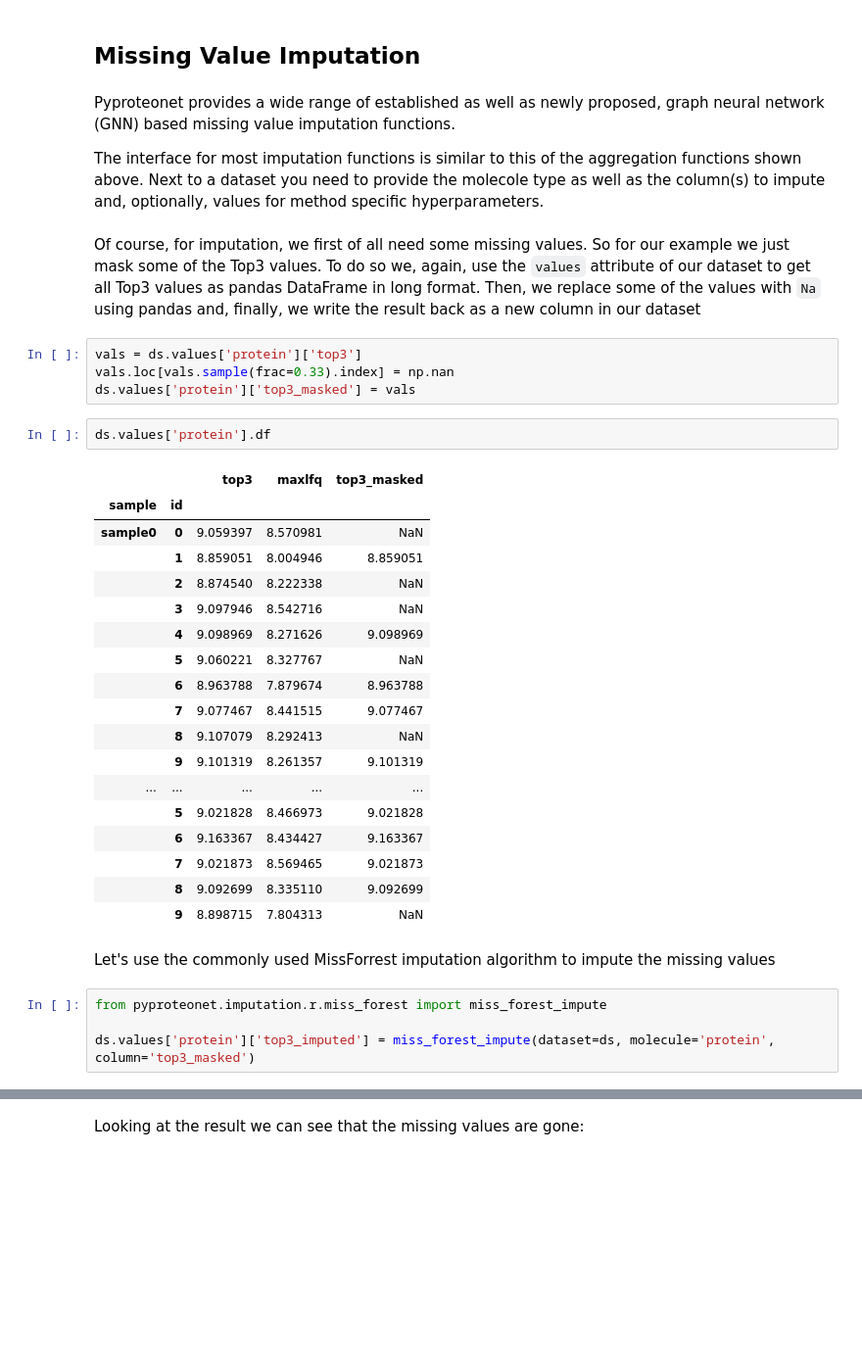
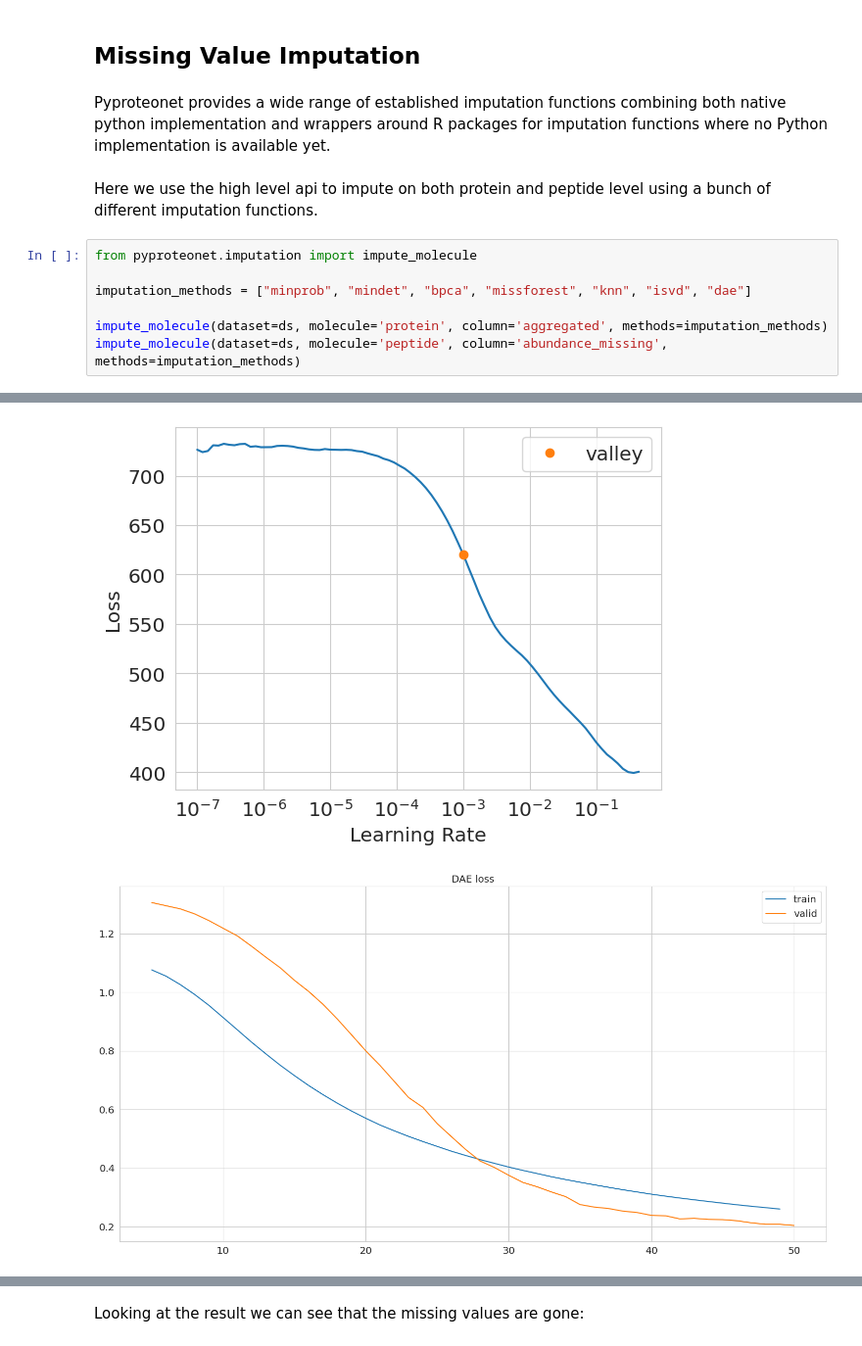
Before and after one commit to DILiS-lab/pyproteonet, a Jupyter notebook: docs/source/notebooks/evaluate_imputation.ipynb, the cells around one changed output, grey strips where cells are left out. Shown at 98% size. Cells and saved outputs as stored; diff of their text form; blank space fills up the shorter version.

```diff
--- a/docs/source/notebooks/evaluate_imputation.ipynb
+++ b/docs/source/notebooks/evaluate_imputation.ipynb
@@ -212,39 +102,14 @@ ds.values['protein'].df
 # %% [markdown]
 ## Missing Value Imputation
-# %% [markdown]
-Pyproteonet provides a wide range of established as well as newly proposed, graph neural network (GNN) based missing value imputation functions.
-
-The interface for most imputation functions is similar to this of the aggregation functions shown above. Next to a dataset you need to provide the molecole type as well as the column(s) to impute and, optionally, values for method specific hyperparameters.
-# %% [markdown]
-Of course, for imputation, we first of all need some missing values. So for our example we just mask some of the Top3 values. To do so we, again, use the `values` attribute of our dataset to get all Top3 values as pandas DataFrame in long format. Then, we replace some of the values with `Na` using pandas and, finally, we write the result back as a new column in our dataset
-# %%
-vals = ds.values['protein']['top3']
-vals.loc[vals.sample(frac=0.33).index] = np.nan
-ds.values['protein']['top3_masked'] = vals
-# %%
-ds.values['protein'].df
-# %% [output]
-|  |  | top3 | maxlfq | top3_masked |
-| sample | id |  |  |  |
-| sample0 | 0 | 9.059397 | 8.570981 | NaN |
-|  | 1 | 8.859051 | 8.004946 | 8.859051 |
-|  | 2 | 8.874540 | 8.222338 | NaN |
-|  | 3 | 9.097946 | 8.542716 | NaN |
-|  | 4 | 9.098969 | 8.271626 | 9.098969 |
-|  | 5 | 9.060221 | 8.327767 | NaN |
-|  | 6 | 8.963788 | 7.879674 | 8.963788 |
-|  | 7 | 9.077467 | 8.441515 | 9.077467 |
-|  | 8 | 9.107079 | 8.292413 | NaN |
-|  | 9 | 9.101319 | 8.261357 | 9.101319 |
-| ... | ... | ... | ... | ... |
-|  | 5 | 9.021828 | 8.466973 | 9.021828 |
-|  | 6 | 9.163367 | 8.434427 | 9.163367 |
-|  | 7 | 9.021873 | 8.569465 | 9.021873 |
-|  | 8 | 9.092699 | 8.335110 | 9.092699 |
-|  | 9 | 8.898715 | 7.804313 | NaN |
-# %% [markdown]
-Let's use the commonly used MissForrest imputation algorithm to impute the missing values
-# %%
-from pyproteonet.imputation.r.miss_forest import miss_forest_impute
-
-ds.values['protein']['top3_imputed'] = miss_forest_impute(dataset=ds, molecule='protein', column='top3_masked')
+# %% [markdown]
+Pyproteonet provides a wide range of established imputation functions combining both native python implementation and wrappers around R packages for imputation functions where no Python implementation is available yet.
+# %% [markdown]
+Here we use the high level api to impute on both protein and peptide level using a bunch of different imputation functions.
+# %%
+from pyproteonet.imputation import impute_molecule
+
+imputation_methods = ["minprob", "mindet", "bpca", "missforest", "knn", "isvd", "dae"]
+
+impute_molecule(dataset=ds, molecule='protein', column='aggregated', methods=imputation_methods)
+impute_molecule(dataset=ds, molecule='peptide', column='abundance_missing', methods=imputation_methods)
+# %% [output]
@@ -250,0 +188,2 @@ ds.values['protein']['top3_imputed'] = miss_forest_impute(dataset=ds, molecule='
+[figure, added]
+[figure, added]
```
Also changed, not shown: parts of 44 cells of this notebook, 28 other files.
